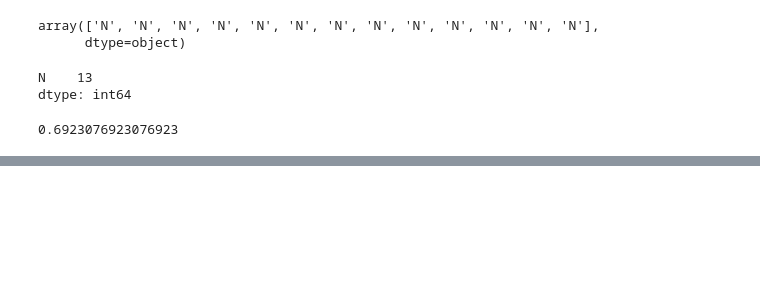
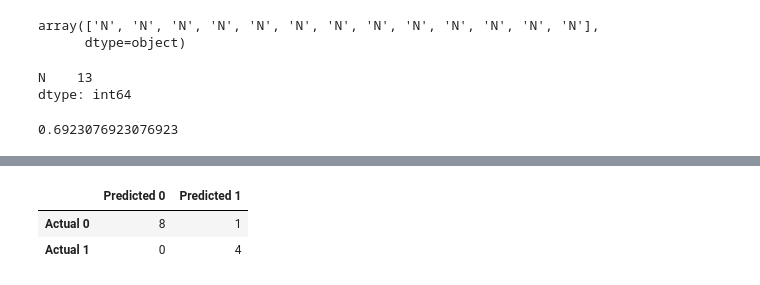
Before and after one commit to mmilner3/DPO_Analysis, a Jupyter notebook: Clean_DPO_Table.ipynb, the cells around one changed output, grey strips where cells are left out. Drawn from its saved outputs; the diff is of its cells as text; code cells hidden in the pictures; blank space fills up the shorter version.

Commit message:
added a few different machine methods and a classifier

```diff
--- a/Clean_DPO_Table.ipynb
+++ b/Clean_DPO_Table.ipynb
@@ -266,0 +358,17 @@ print(accuracy_score(y_test, y_pred))
+# %%
+rf_model = RandomForestClassifier(n_estimators=500, random_state=78)
+# %%
+rf_model = rf_model.fit(X_train_scaled, y_train)
+# %%
+predictions = rf_model.predict(X_test_scaled)
+# %%
+cm = confusion_matrix(y_test, predictions)
+# %%
+cm_df = pd.DataFrame(
+    cm, index=["Actual 0", "Actual 1"], columns=["Predicted 0", "Predicted 1"])
+
+cm_df
+# %% [output]
+|  | Predicted 0 | Predicted 1 |
+| Actual 0 | 8 | 1 |
+| Actual 1 | 0 | 4 |
```
Also changed, not shown: parts of 21 cells of this notebook.
